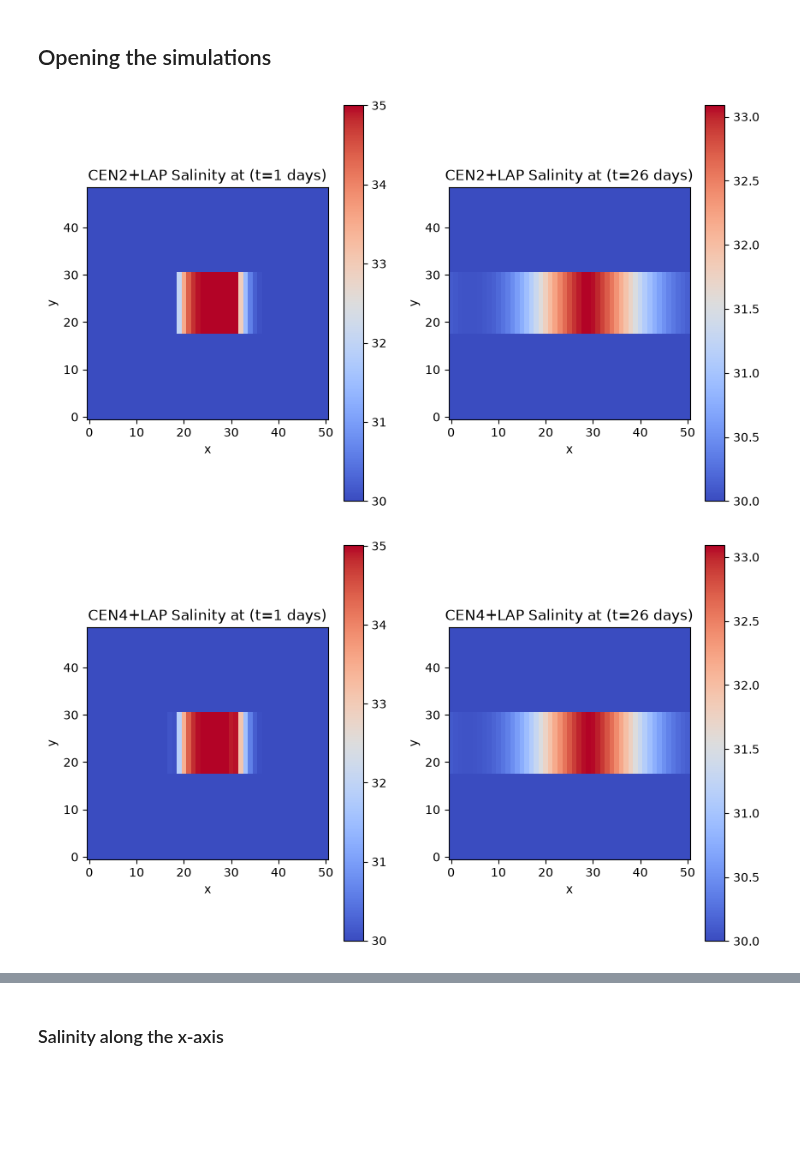
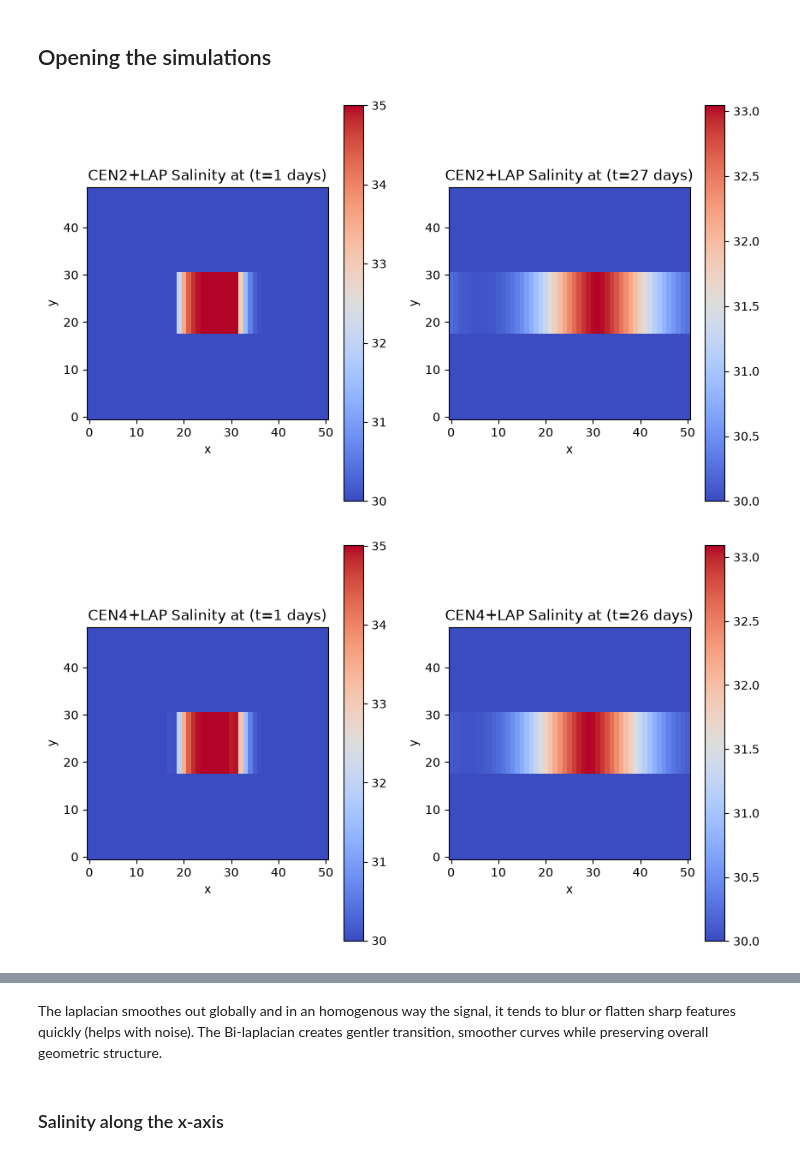
Before and after one commit to justinebuisson606/NEMO_Demonstrators, a Jupyter notebook: Demonstrator 3.ipynb, the cells around one changed output, grey strips where cells are left out. Cells and saved outputs as stored; diff of their text form; code cells hidden in the pictures; blank space fills up the shorter version.

```diff
--- a/Demonstrator 3.ipynb
+++ b/Demonstrator 3.ipynb
@@ -138,16 +137,18 @@ def show_t (t_list, param, title, file, rep=rep):
         axes[i].set_ylabel('y')
         fig.colorbar(im, ax=axes[i])
 # %%
-#show_t (t_list=[0,25], param='soce', title='CEN2 Salinity', file='CANAL_saltblock_traldfOFF_cen2_all_grid.nc' , rep=rep)
-show_t (t_list=[0,25], param='soce', title='CEN2+LAP Salinity', file='CANAL_saltblock_lap_cen2_all_grid.nc' , rep=rep)
+show_t (t_list=[0,26], param='soce', title='CEN2+LAP Salinity', file='CANAL_saltblock_lap_cen2_all_grid.nc' , rep=rep)
 show_t (t_list=[0,25], param='soce', title='CEN4+LAP Salinity', file='CANAL_saltblock_lap_cen4_all_grid.nc' , rep=rep)
 show_t (t_list=[0,25], param='soce', title='CEN2+BLP Salinity', file='CANAL_saltblock_blp_cen2_all_grid.nc' , rep=rep)
 show_t (t_list=[0,25], param='soce', title='CEN4+BLP Salinity', file='CANAL_saltblock_blp_cen4_all_grid.nc' , rep=rep)
 # %% [output]
-[figure, old version]
+[figure, new version]
 [figure]
 [figure]
 [figure]
+# %% [markdown]
+The laplacian smoothes out globally and in an homogenous way the signal, it tends to blur or flatten sharp features quickly (helps with noise).
+The Bi-laplacian creates gentler transition, smoother curves while preserving overall geometric structure.
 # %% [markdown]
 ### Salinity along the x-axis
 # %%
```
Also changed, not shown: parts of 12 cells of this notebook, 5 other files.
